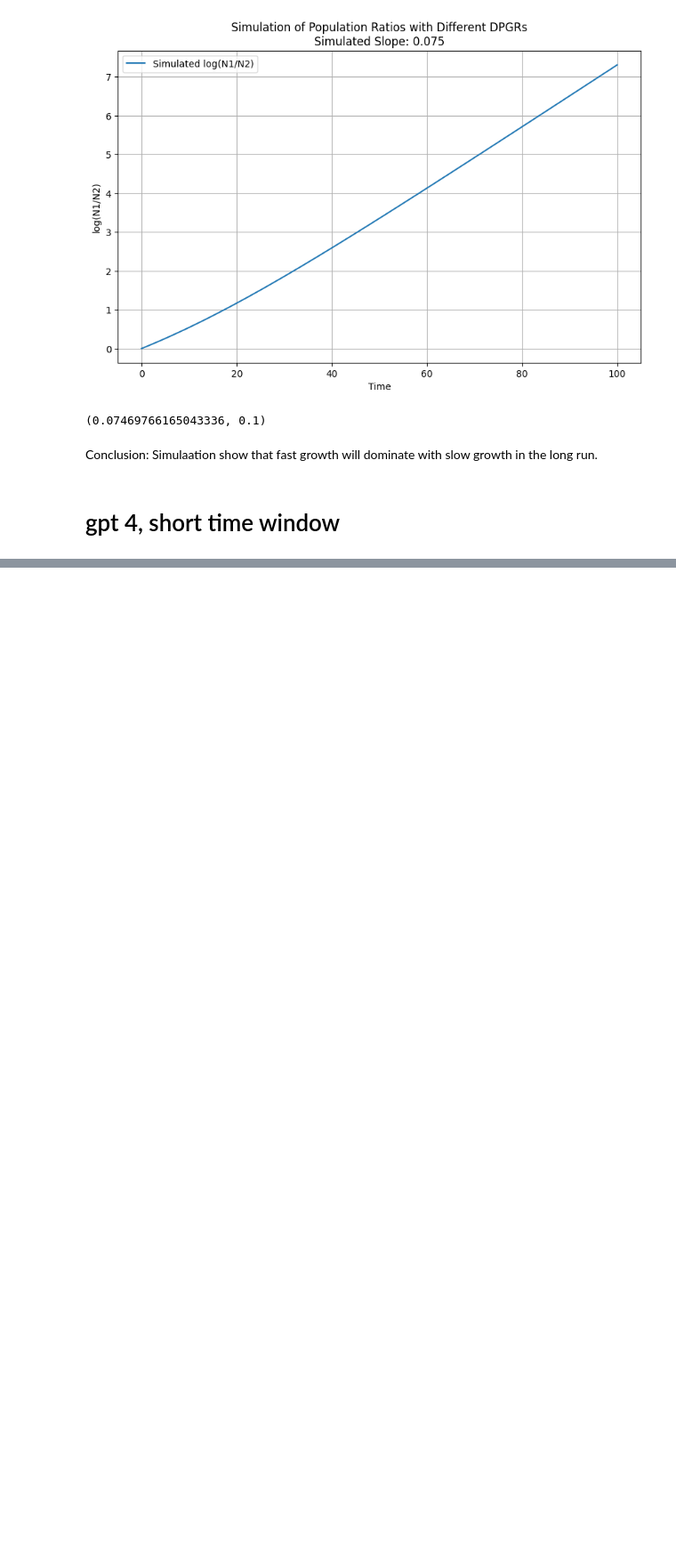
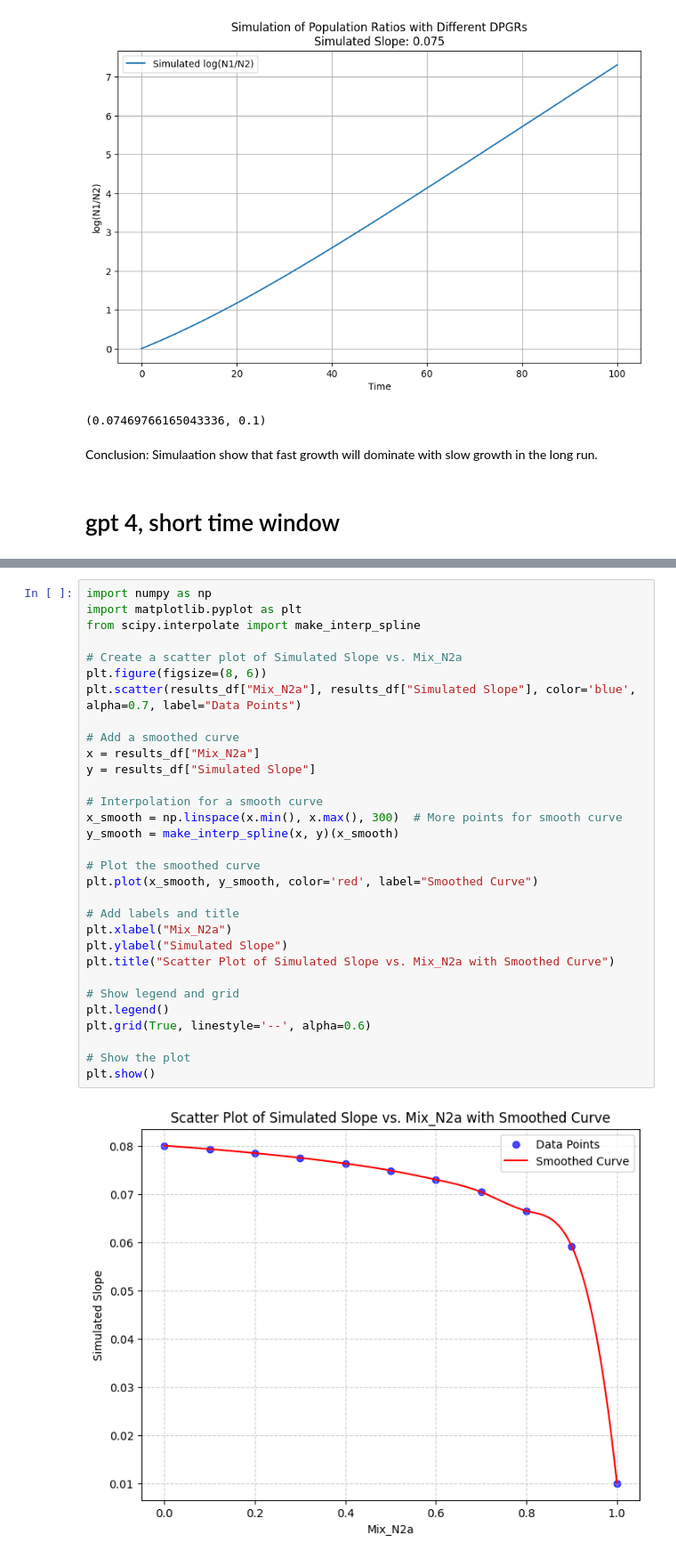
Before and after one commit to hongqin/DPGR_sandbox, a Jupyter notebook: DPGR_mixed_pop.ipynb, the cells around one changed output, grey strips where cells are left out. Shown at 89% size. Cells and saved outputs as stored; diff of their text form; blank space fills up the shorter version.

```diff
--- a/DPGR_mixed_pop.ipynb
+++ b/DPGR_mixed_pop.ipynb
@@ -190,0 +378,33 @@ results_df
+# %%
+import numpy as np
+import matplotlib.pyplot as plt
+from scipy.interpolate import make_interp_spline
+
+# Create a scatter plot of Simulated Slope vs. Mix_N2a
+plt.figure(figsize=(8, 6))
+plt.scatter(results_df["Mix_N2a"], results_df["Simulated Slope"], color='blue', alpha=0.7, label="Data Points")
+
+# Add a smoothed curve
+x = results_df["Mix_N2a"]
+y = results_df["Simulated Slope"]
+
+# Interpolation for a smooth curve
+x_smooth = np.linspace(x.min(), x.max(), 300)  # More points for smooth curve
+y_smooth = make_interp_spline(x, y)(x_smooth)
+
+# Plot the smoothed curve
+plt.plot(x_smooth, y_smooth, color='red', label="Smoothed Curve")
+
+# Add labels and title
+plt.xlabel("Mix_N2a")
+plt.ylabel("Simulated Slope")
+plt.title("Scatter Plot of Simulated Slope vs. Mix_N2a with Smoothed Curve")
+
+# Show legend and grid
+plt.legend()
+plt.grid(True, linestyle='--', alpha=0.6)
+
+# Show the plot
+plt.show()
+# %% [output]
+[figure, added]
```
Also changed, not shown: parts of 7 cells of this notebook.
